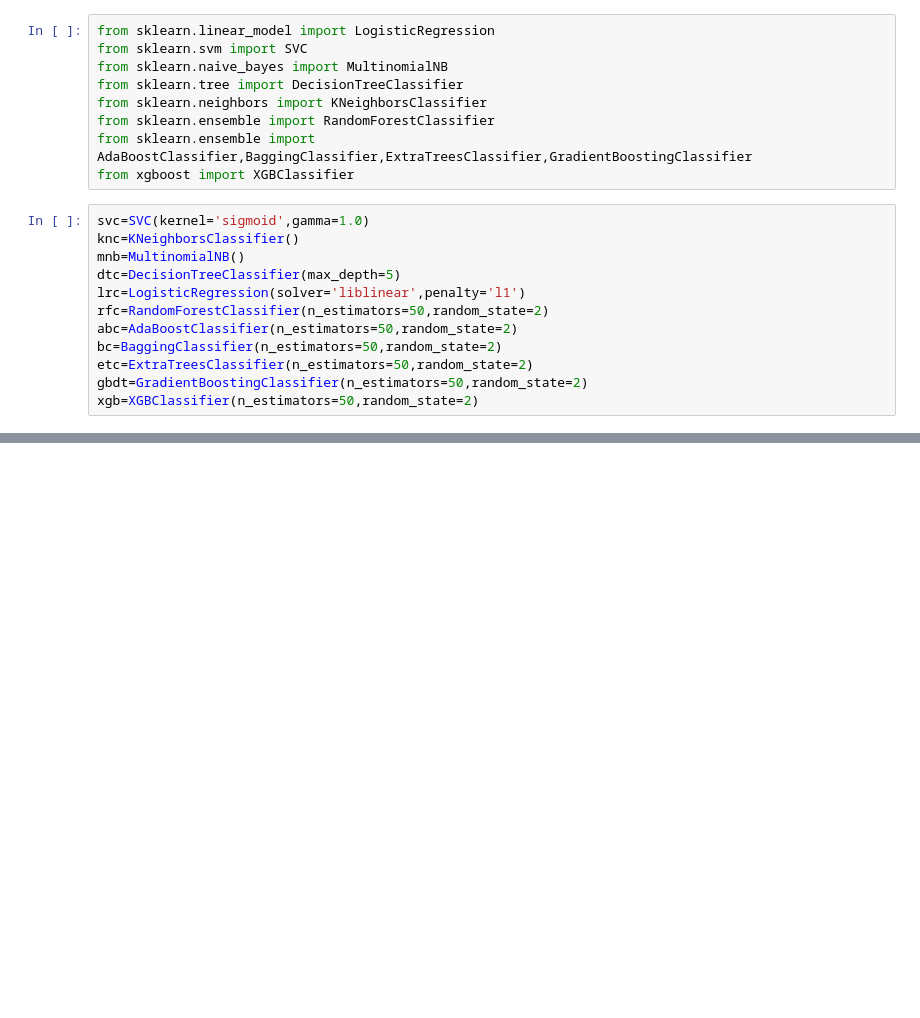
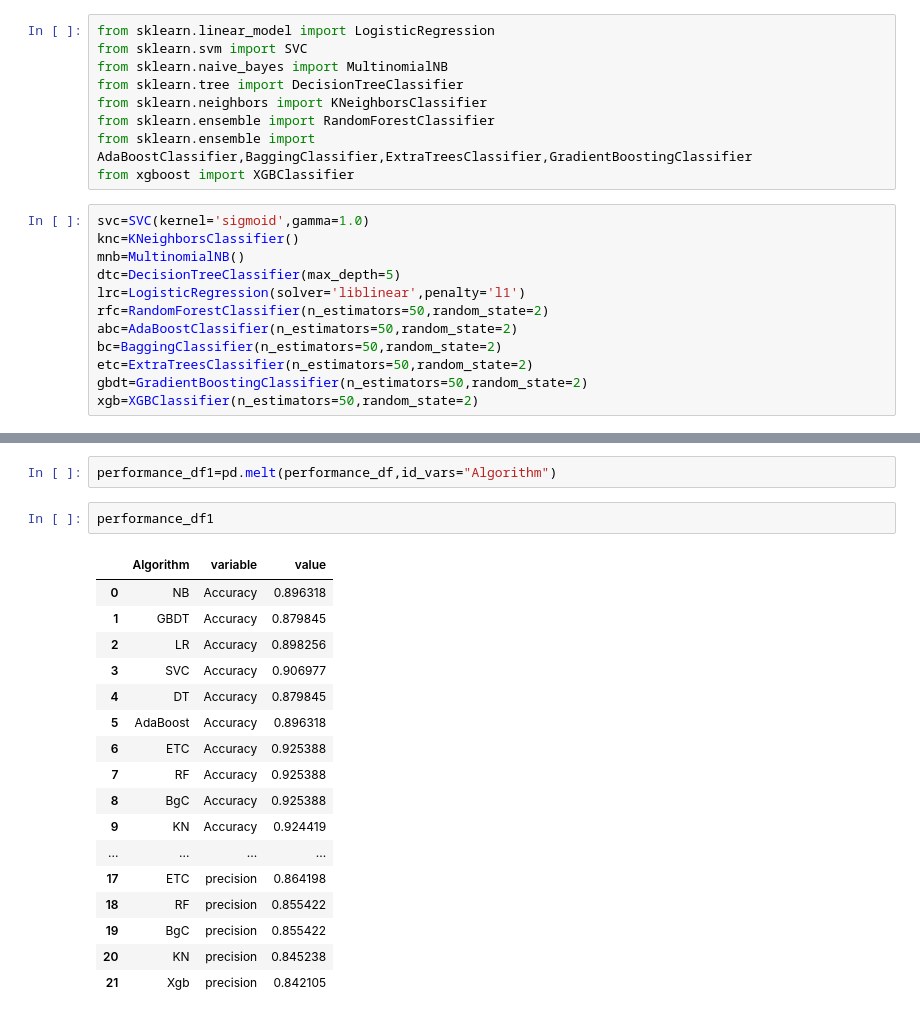
Before and after one commit to Manu021108/Bharat-Intern, a Jupyter notebook: Copy_of_SMS_SPAM_CLASSIFIER.ipynb, the cells around one changed output, grey strips where cells are left out. Drawn from its saved outputs; the diff is of its cells as text; blank space fills up the shorter version.

```diff
--- a/Copy_of_SMS_SPAM_CLASSIFIER.ipynb
+++ b/Copy_of_SMS_SPAM_CLASSIFIER.ipynb
@@ -422,0 +494,22 @@ xgb=XGBClassifier(n_estimators=50,random_state=2)
+# %%
+performance_df1=pd.melt(performance_df,id_vars="Algorithm")
+# %%
+performance_df1
+# %% [output]
+|  | Algorithm | variable | value |
+| 0 | NB | Accuracy | 0.896318 |
+| 1 | GBDT | Accuracy | 0.879845 |
+| 2 | LR | Accuracy | 0.898256 |
+| 3 | SVC | Accuracy | 0.906977 |
+| 4 | DT | Accuracy | 0.879845 |
+| 5 | AdaBoost | Accuracy | 0.896318 |
+| 6 | ETC | Accuracy | 0.925388 |
+| 7 | RF | Accuracy | 0.925388 |
+| 8 | BgC | Accuracy | 0.925388 |
+| 9 | KN | Accuracy | 0.924419 |
+| ... | ... | ... | ... |
+| 17 | ETC | precision | 0.864198 |
+| 18 | RF | precision | 0.855422 |
+| 19 | BgC | precision | 0.855422 |
+| 20 | KN | precision | 0.845238 |
+| 21 | Xgb | precision | 0.842105 |
```
Also changed, not shown: parts of 27 cells of this notebook.
